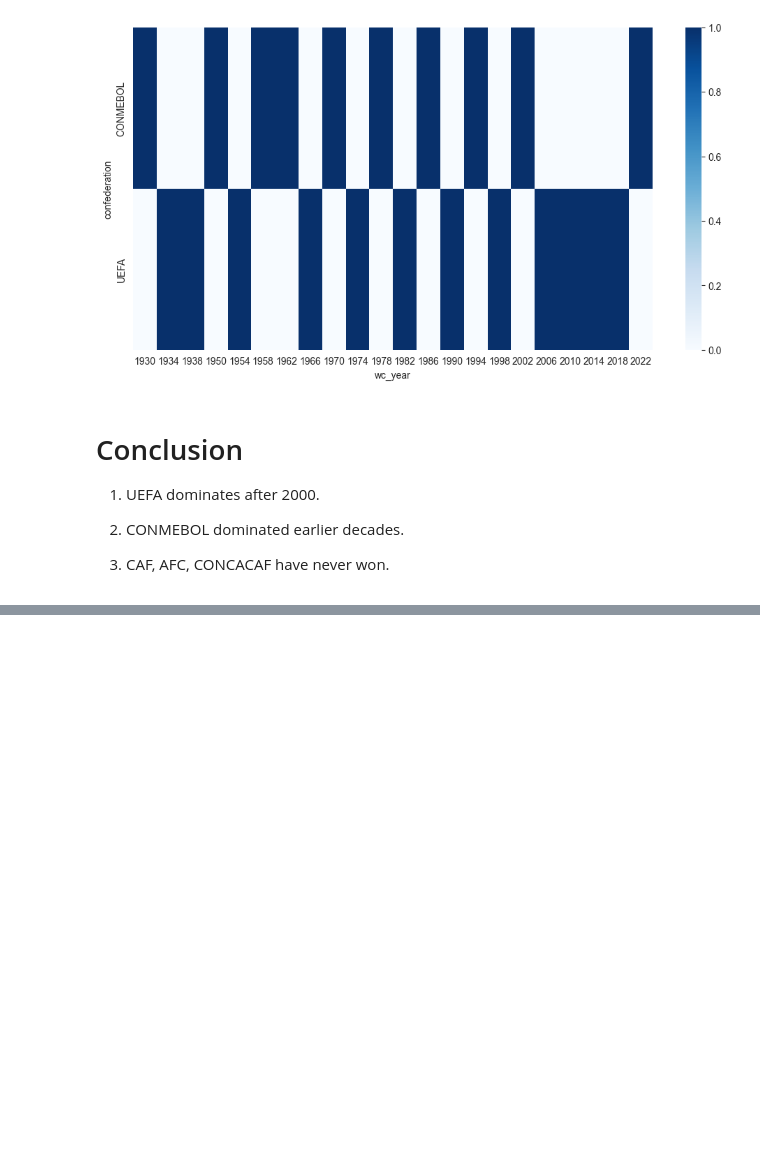
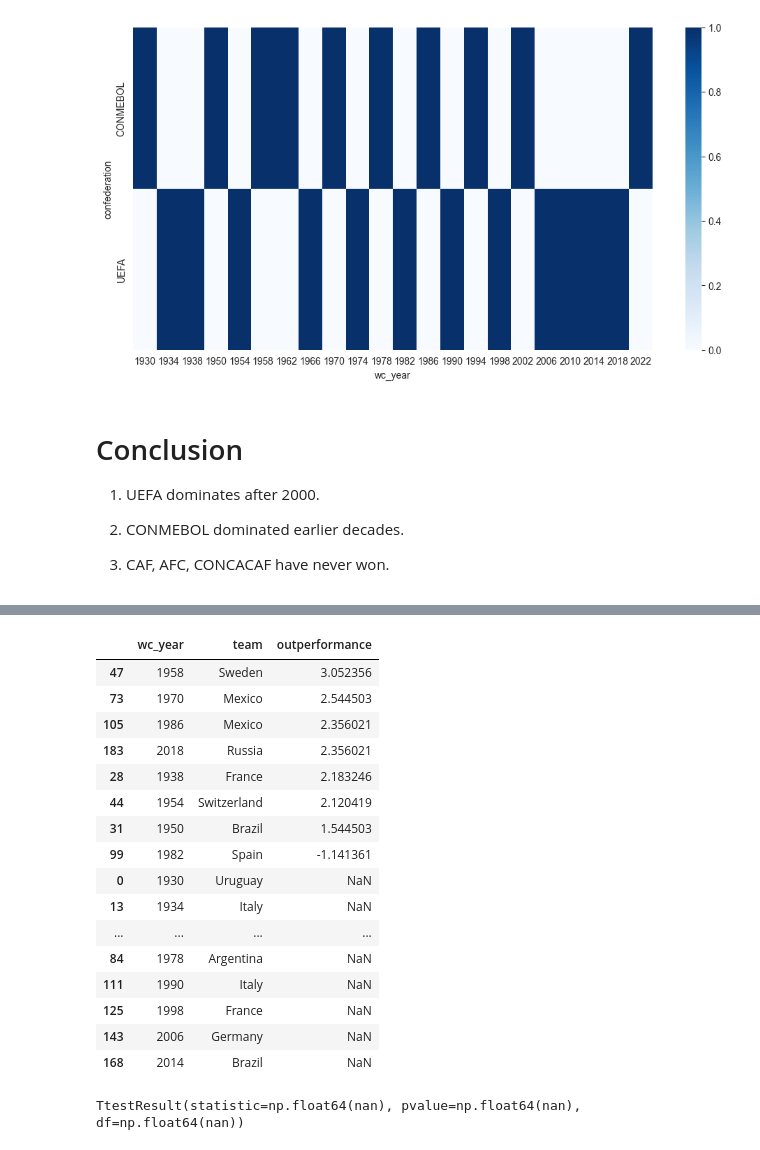
Before and after one commit to Genesis801/FIFA-World-Cup-2026, a Jupyter notebook: beginner_EDA.ipynb, the cells around one changed output, grey strips where cells are left out. Cells and saved outputs as stored; diff of their text form; code cells hidden in the pictures; blank space fills up the shorter version.

```diff
--- a/beginner_EDA.ipynb
+++ b/beginner_EDA.ipynb
@@ -377,0 +443,64 @@ sns.heatmap(
+# %%
+# Host Outperformance metric
+
+# Expected score
+host_teams['expected_score'] = (
+    host_teams['elo_percentile'] * 6
+)
+
+# actual minus expected
+host_teams['outperformance'] = (
+    host_teams['performance_score']
+    -
+    host_teams['expected_score']
+)
+# %%
+# hosts only
+hosts_perf = host_teams[
+    host_teams['is_host']
+]
+
+hosts_perf[
+    ['wc_year',
+     'team',
+     'outperformance']
+].sort_values(
+    'outperformance',
+    ascending=False
+)
+# %% [output]
+|  | wc_year | team | outperformance |
+| 47 | 1958 | Sweden | 3.052356 |
+| 73 | 1970 | Mexico | 2.544503 |
+| 105 | 1986 | Mexico | 2.356021 |
+| 183 | 2018 | Russia | 2.356021 |
+| 28 | 1938 | France | 2.183246 |
+| 44 | 1954 | Switzerland | 2.120419 |
+| 31 | 1950 | Brazil | 1.544503 |
+| 99 | 1982 | Spain | -1.141361 |
+| 0 | 1930 | Uruguay | NaN |
+| 13 | 1934 | Italy | NaN |
+| ... | ... | ... | ... |
+| 84 | 1978 | Argentina | NaN |
+| 111 | 1990 | Italy | NaN |
+| 125 | 1998 | France | NaN |
+| 143 | 2006 | Germany | NaN |
+| 168 | 2014 | Brazil | NaN |
+# %%
+# Statiscal test
+
+host_scores = host_teams[
+    host_teams['is_host']
+]['outperformance']
+
+non_host_scores = host_teams[
+    ~host_teams['is_host']
+]['outperformance']
+
+stats.ttest_ind(
+    host_scores,
+    non_host_scores,
+    equal_var=False
+)
+# %% [output]
+TtestResult(statistic=np.float64(nan), pvalue=np.float64(nan), df=np.float64(nan))
```
Also changed, not shown: parts of 6 cells of this notebook.
